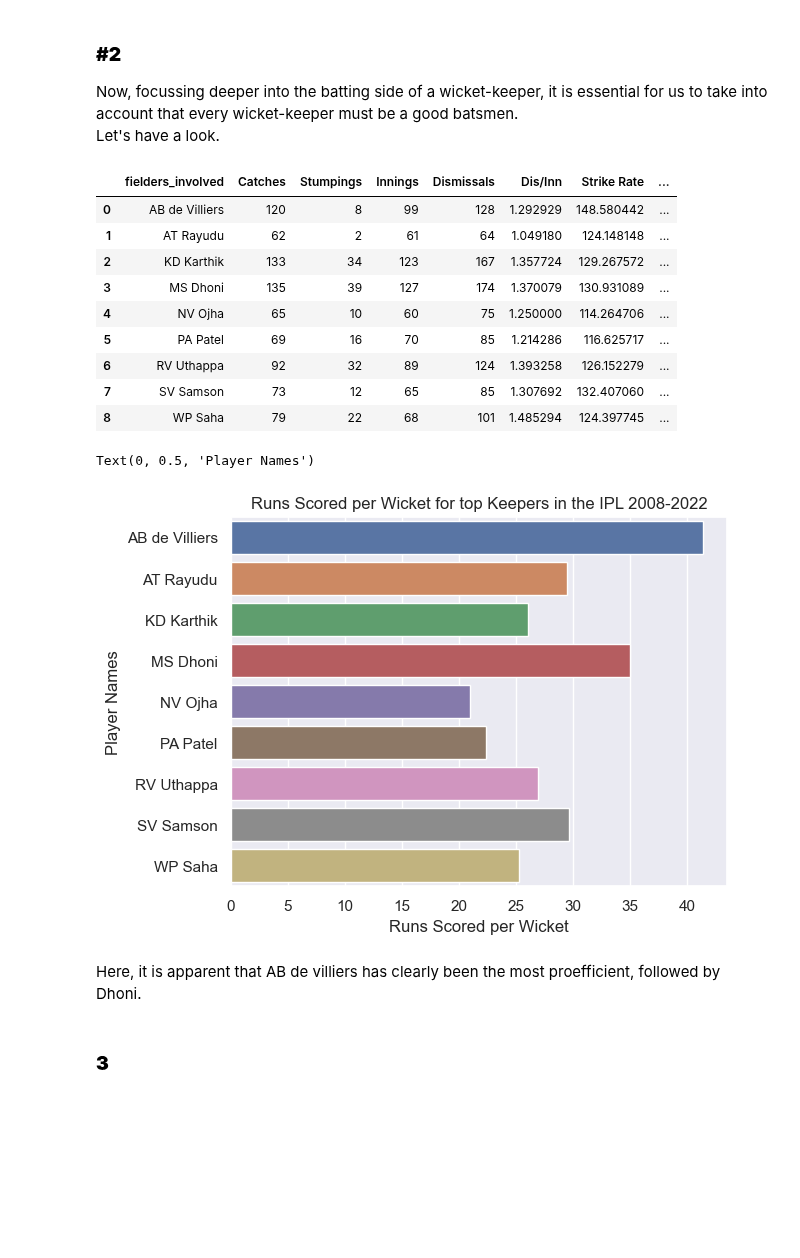
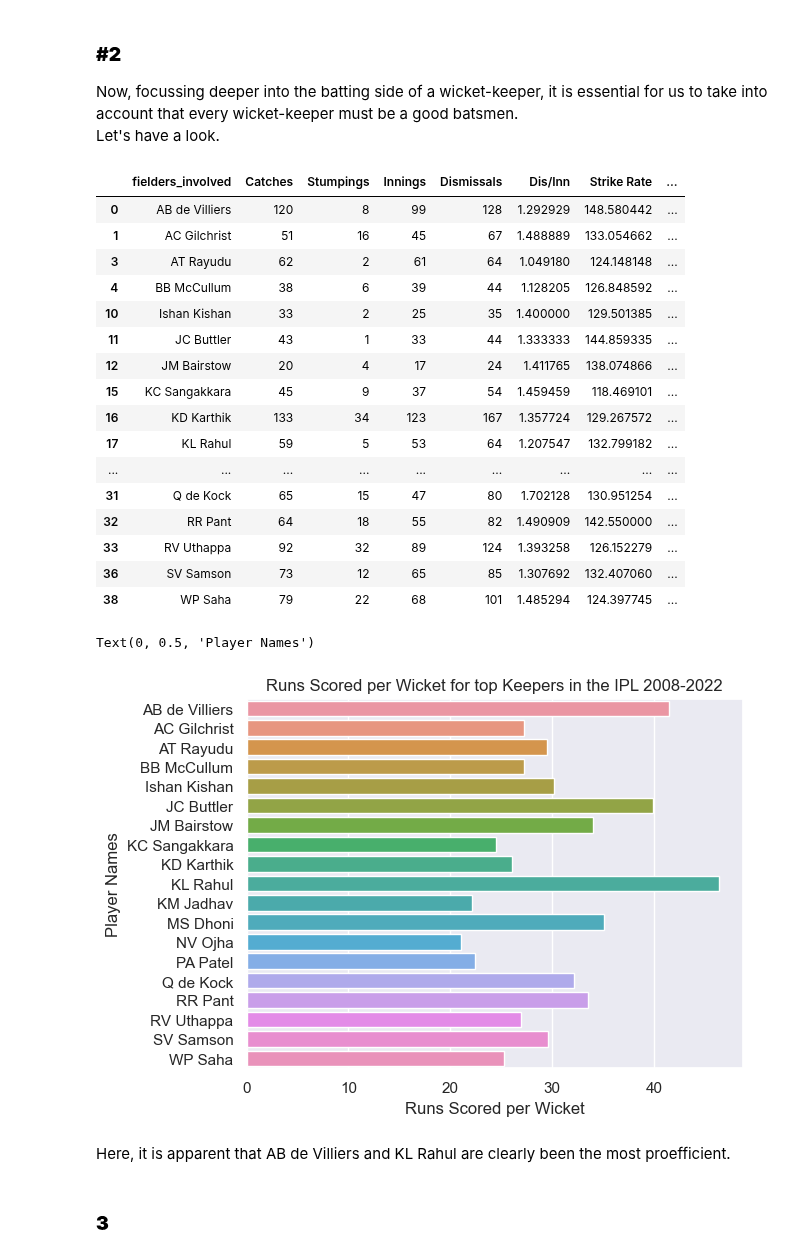
Before and after one commit to ubco-W2022T2-data301/project-group-group60, a Jupyter notebook: analysis/analysis3.ipynb, the cells around one changed output. Saved outputs shown, nothing was run; the diff lists cells and outputs as text; code cells hidden in the pictures; blank space fills up the shorter version.

```diff
--- a/analysis/analysis3.ipynb
+++ b/analysis/analysis3.ipynb
@@ -94,39 +77,36 @@ Text(0, 0.5, 'Player Names')
 ### **#2**
 Now, focussing deeper into the batting side of a wicket-keeper, it is essential for us to take into account that every wicket-keeper must be a good batsmen.\
 Let's have a look.
-# %%
-fws  = fws[(fws['Innings'] >= 60)]
-kps = fws.index.tolist()
-
-btsmn = pd.read_csv('../data/processed/batsman_stats.csv')
-btsmn = btsmn[ btsmn['batter'].isin(kps)]
-
-fws = fws.reset_index().sort_values(by = 'fielders_involved')
-btsmn= btsmn.reset_index().sort_values(by = 'batter').rename(columns={'batter':'fielders_involved'})
-
-keeper_batsmen = pd.merge(fws, btsmn, on='fielders_involved', how='left')
-keeper_batsmen = keeper_batsmen.drop(columns=['index','Matches','Total Runs','Balls Faced', 'Wickets'])
-keeper_batsmen
-# %% [output]
-|  | fielders_involved | Catches | Stumpings | Innings | Dismissals | Dis/Inn | Strike Rate | ... |
-| 0 | AB de Villiers | 120 | 8 | 99 | 128 | 1.292929 | 148.580442 | ... |
-| 1 | AT Rayudu | 62 | 2 | 61 | 64 | 1.049180 | 124.148148 | ... |
-| 2 | KD Karthik | 133 | 34 | 123 | 167 | 1.357724 | 129.267572 | ... |
-| 3 | MS Dhoni | 135 | 39 | 127 | 174 | 1.370079 | 130.931089 | ... |
-| 4 | NV Ojha | 65 | 10 | 60 | 75 | 1.250000 | 114.264706 | ... |
-| 5 | PA Patel | 69 | 16 | 70 | 85 | 1.214286 | 116.625717 | ... |
-| 6 | RV Uthappa | 92 | 32 | 89 | 124 | 1.393258 | 126.152279 | ... |
-| 7 | SV Samson | 73 | 12 | 65 | 85 | 1.307692 | 132.407060 | ... |
-| 8 | WP Saha | 79 | 22 | 68 | 101 | 1.485294 | 124.397745 | ... |
+# %%
+keeper_batsmen_stats = pf3.find_and_merge_batting_stats_of_keepers(final_wicketkeeping_stats)
+keeper_batsmen_stats
+# %% [output]
+|  | fielders_involved | Catches | Stumpings | Innings | Dismissals | Dis/Inn | Strike Rate | ... |
+| 0 | AB de Villiers | 120 | 8 | 99 | 128 | 1.292929 | 148.580442 | ... |
+| 1 | AC Gilchrist | 51 | 16 | 45 | 67 | 1.488889 | 133.054662 | ... |
+| 3 | AT Rayudu | 62 | 2 | 61 | 64 | 1.049180 | 124.148148 | ... |
+| 4 | BB McCullum | 38 | 6 | 39 | 44 | 1.128205 | 126.848592 | ... |
+| 10 | Ishan Kishan | 33 | 2 | 25 | 35 | 1.400000 | 129.501385 | ... |
+| 11 | JC Buttler | 43 | 1 | 33 | 44 | 1.333333 | 144.859335 | ... |
+| 12 | JM Bairstow | 20 | 4 | 17 | 24 | 1.411765 | 138.074866 | ... |
+| 15 | KC Sangakkara | 45 | 9 | 37 | 54 | 1.459459 | 118.469101 | ... |
+| 16 | KD Karthik | 133 | 34 | 123 | 167 | 1.357724 | 129.267572 | ... |
+| 17 | KL Rahul | 59 | 5 | 53 | 64 | 1.207547 | 132.799182 | ... |
+| ... | ... | ... | ... | ... | ... | ... | ... | ... |
+| 31 | Q de Kock | 65 | 15 | 47 | 80 | 1.702128 | 130.951254 | ... |
+| 32 | RR Pant | 64 | 18 | 55 | 82 | 1.490909 | 142.550000 | ... |
+| 33 | RV Uthappa | 92 | 32 | 89 | 124 | 1.393258 | 126.152279 | ... |
+| 36 | SV Samson | 73 | 12 | 65 | 85 | 1.307692 | 132.407060 | ... |
+| 38 | WP Saha | 79 | 22 | 68 | 101 | 1.485294 | 124.397745 | ... |
 # %%
-sns.barplot(data=keeper_batsmen, x="Runs scored per wicket", y="fielders_involved")
+sns.barplot(data=keeper_batsmen_stats, x="Runs scored per wicket", y="fielders_involved")
 plt.title('Runs Scored per Wicket for top Keepers in the IPL 2008-2022')
 plt.xlabel('Runs Scored per Wicket')
 plt.ylabel('Player Names')
 # %% [output]
 Text(0, 0.5, 'Player Names')
-[figure, old version]
+[figure, new version]
 # %% [markdown]
-Here, it is apparent that AB de villiers has clearly been the most proefficient, followed by Dhoni.
+Here, it is apparent that AB de Villiers and KL Rahul are clearly been the most proefficient.
 # %% [markdown]
 ### **3**
```
Also changed, not shown: parts of 26 cells of this notebook, 3 other files.
